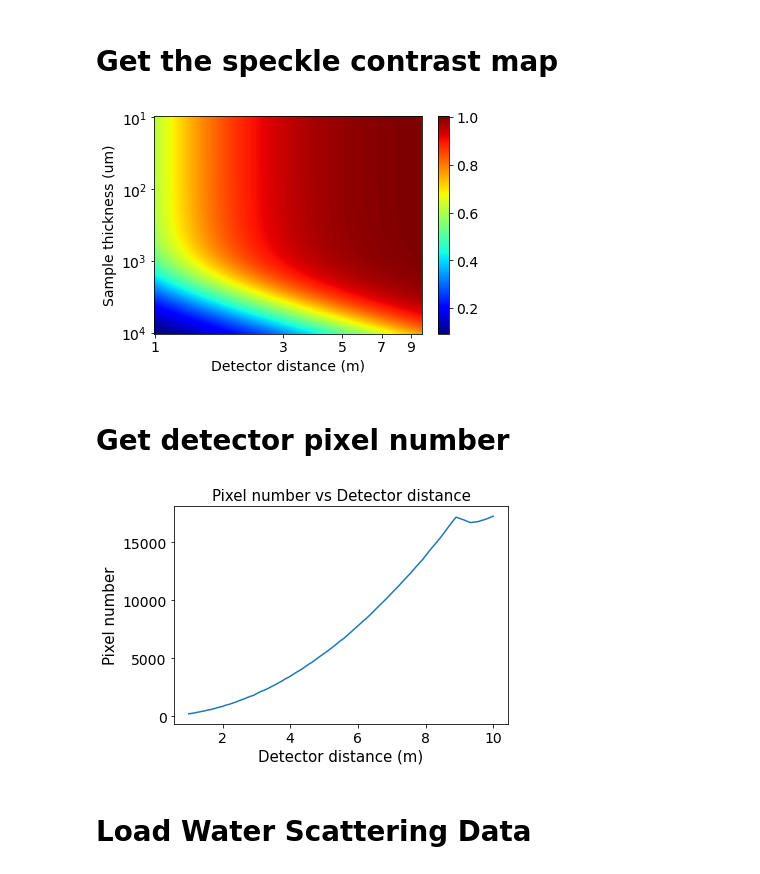
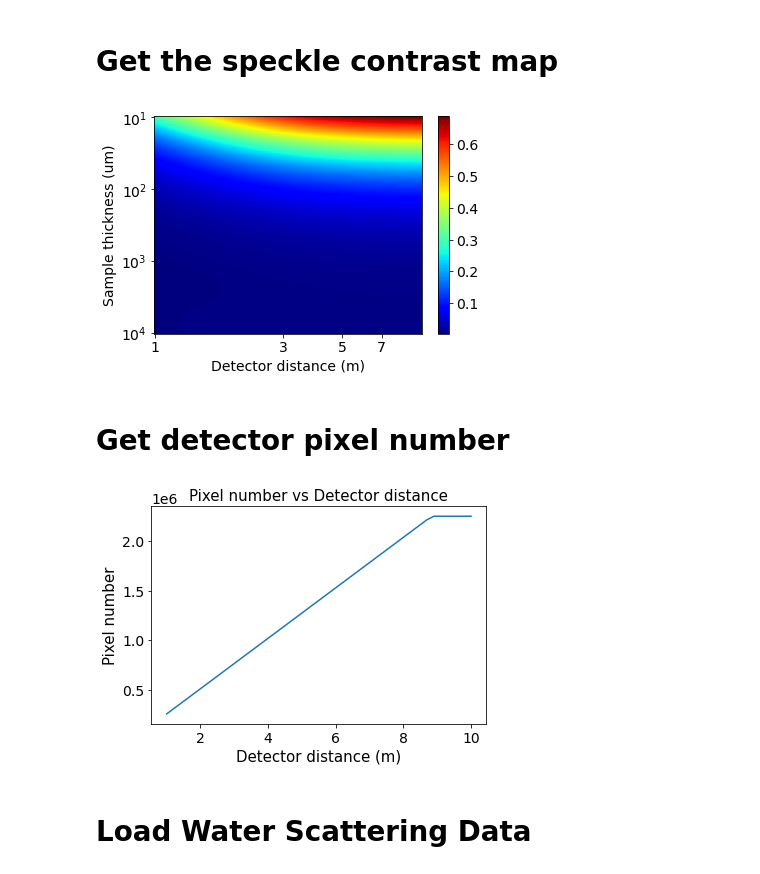
Before and after one commit to haoyuanli93/SpeckleContrastEstimation, a Jupyter notebook: Demo/Get Water Intensity and Contrast Estimation.ipynb, the cells around one changed output. Saved outputs shown, nothing was run; the diff lists cells and outputs as text; code cells hidden in the pictures.

```diff
--- a/Demo/Get Water Intensity and Contrast Estimation.ipynb
+++ b/Demo/Get Water Intensity and Contrast Estimation.ipynb
@@ -33,7 +33,7 @@ expParams['trans_coh_length_in_plane'] = 30.  # (um) Beam coherence length withi
 expParams['pixel_size'] = 50.0  # (um) detector pixel size
 
 # Q value of interests
-expParams['Q'] = 0.01 # 2 pi / length scale  # The unit is A^-1
+expParams['Q'] = 2.0 # 2 pi / length scale  # The unit is A^-1
 
 # Scattering Geometry: Gamma = 0 means forward scattering, 1 for back scattering.
 # Back scattering is only possible with crystal
@@ -70,22 +70,22 @@ beta_map = holder[:,:,-1]
 # %%
 fig, axis = plt.subplots(ncols=1, nrows=1)
 
 img1 = axis.imshow(beta_map,
                    aspect='auto',
                    cmap='jet')
 axis.set_xlabel("Detector distance (m)")
 axis.set_ylabel("Sample thickness (um)")
 
-axis.set_xticks([100 * np.log10(2 * x + 1) for x in range(5)])
-axis.set_xticklabels(["{}".format(2 * x + 1) for x in range(5)])
+axis.set_xticks([100 * np.log10(2 * x + 1) for x in range(4)])
+axis.set_xticklabels(["{}".format(2 * x + 1) for x in range(4)])
 axis.set_yticks([33 * x for x in range(4)])
-axis.set_yticklabels(["$10^{}$".format(x + 1) for x in range(5)])
+axis.set_yticklabels(["$10^{}$".format(x + 1) for x in range(4)])
 
 fig.colorbar(img1, ax=axis)
 
 plt.show()
 # %% [output]
-[figure, old version]
+[figure, new version]
 # %% [markdown]
 # Get detector pixel number
 # %%
@@ -106,7 +106,7 @@ plt.ylabel("Pixel number", fontsize=15)
 plt.title("Pixel number vs Detector distance", fontsize=15)
 plt.show()
 # %% [output]
-[figure, old version]
+[figure, new version]
 # %% [markdown]
 # Load Water Scattering Data
 # %%
```
Also changed, not shown: parts of 3 cells of this notebook, 10 other files.
